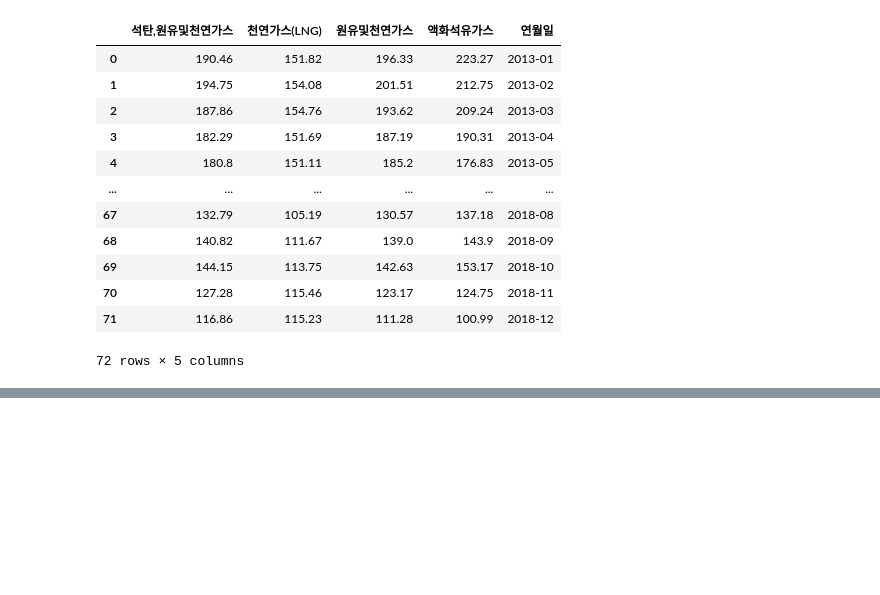
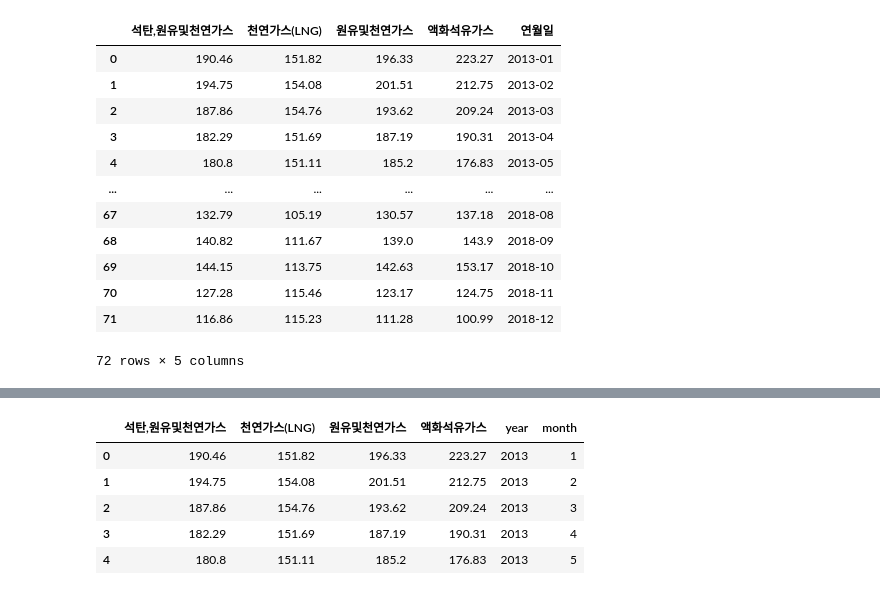
Before and after one commit to heehminh/BDP-Project, a Jupyter notebook: spark_preprocessing.ipynb, the cells around one changed output, grey strips where cells are left out. Cells and saved outputs as stored; diff of their text form; code cells hidden in the pictures; blank space fills up the shorter version.

```diff
--- a/spark_preprocessing.ipynb
+++ b/spark_preprocessing.ipynb
@@ -364,0 +400,9 @@ main_join = spark.createDataFrame(main_join)
+# %%
+import_index.head(5)
+# %% [output]
+|  | 석탄,원유및천연가스 | 천연가스(LNG) | 원유및천연가스 | 액화석유가스 | year | month |
+| 0 | 190.46 | 151.82 | 196.33 | 223.27 | 2013 | 1 |
+| 1 | 194.75 | 154.08 | 201.51 | 212.75 | 2013 | 2 |
+| 2 | 187.86 | 154.76 | 193.62 | 209.24 | 2013 | 3 |
+| 3 | 182.29 | 151.69 | 187.19 | 190.31 | 2013 | 4 |
+| 4 | 180.8 | 151.11 | 185.2 | 176.83 | 2013 | 5 |
```
Also changed, not shown: parts of 41 cells of this notebook, 1 other file.
